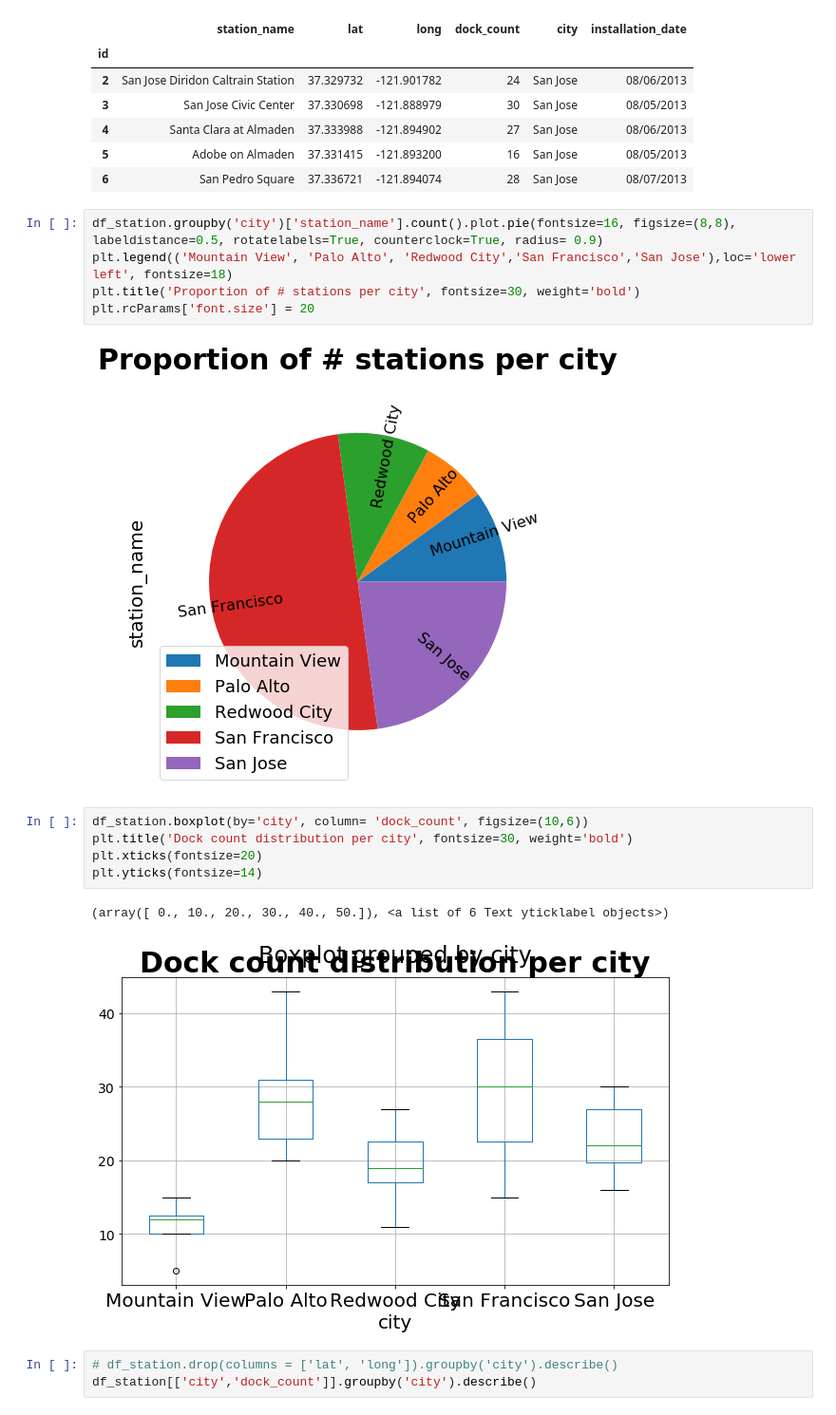
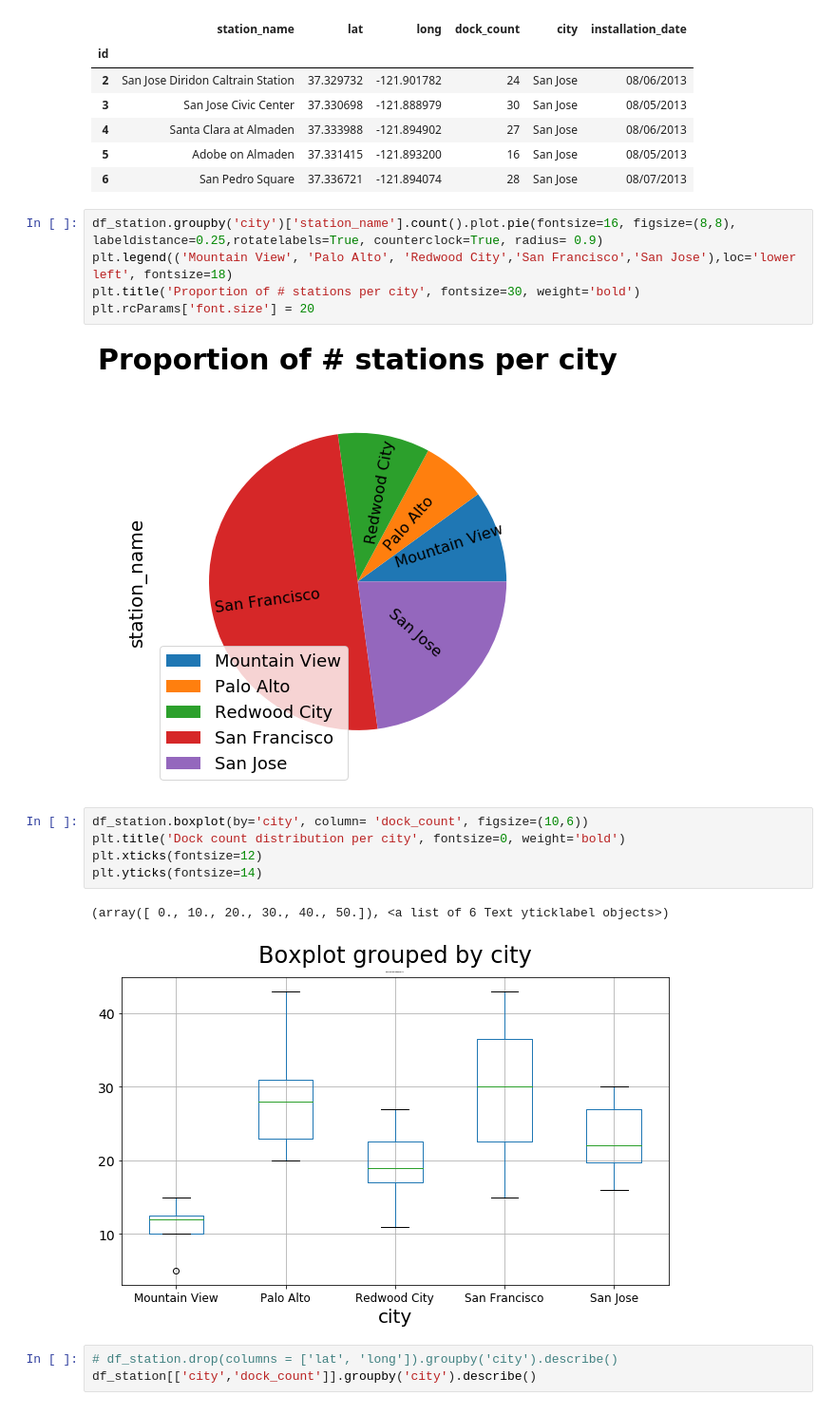
Before and after one commit to orbenishay/pandas-project, a Jupyter notebook: Bicycle_10.ipynb, the cells around one changed output. Shown at 95% size. Drawn from its saved outputs; the diff is of its cells as text.

```diff
--- a/Bicycle_10.ipynb
+++ b/Bicycle_10.ipynb
@@ -41,20 +41,20 @@ df_station.head()
 | 5 | Adobe on Almaden | 37.331415 | -121.893200 | 16 | San Jose | 08/05/2013 |
 | 6 | San Pedro Square | 37.336721 | -121.894074 | 28 | San Jose | 08/07/2013 |
 # %%
-df_station.groupby('city')['station_name'].count().plot.pie(fontsize=16, figsize=(8,8), labeldistance=0.5, rotatelabels=True, counterclock=True, radius= 0.9)
+df_station.groupby('city')['station_name'].count().plot.pie(fontsize=16, figsize=(8,8), labeldistance=0.25,rotatelabels=True, counterclock=True, radius= 0.9)
 plt.legend(('Mountain View', 'Palo Alto', 'Redwood City','San Francisco','San Jose'),loc='lower left', fontsize=18)
 plt.title('Proportion of # stations per city', fontsize=30, weight='bold')
 plt.rcParams['font.size'] = 20
 # %% [output]
-[figure, old version]
+[figure, new version]
 # %%
 df_station.boxplot(by='city', column= 'dock_count', figsize=(10,6))
-plt.title('Dock count distribution per city', fontsize=30, weight='bold')
-plt.xticks(fontsize=20)
+plt.title('Dock count distribution per city', fontsize=0, weight='bold')
+plt.xticks(fontsize=12)
 plt.yticks(fontsize=14)
 # %% [output]
 (array([ 0., 10., 20., 30., 40., 50.]), <a list of 6 Text yticklabel objects>)
-[figure, old version]
+[figure, new version]
 # %%
 # df_station.drop(columns = ['lat', 'long']).groupby('city').describe()
 df_station[['city','dock_count']].groupby('city').describe()
```
Also changed, not shown: parts of 10 cells of this notebook.
